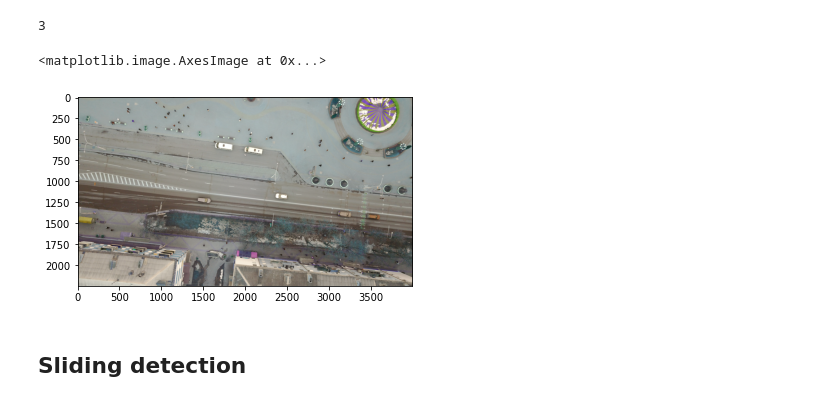
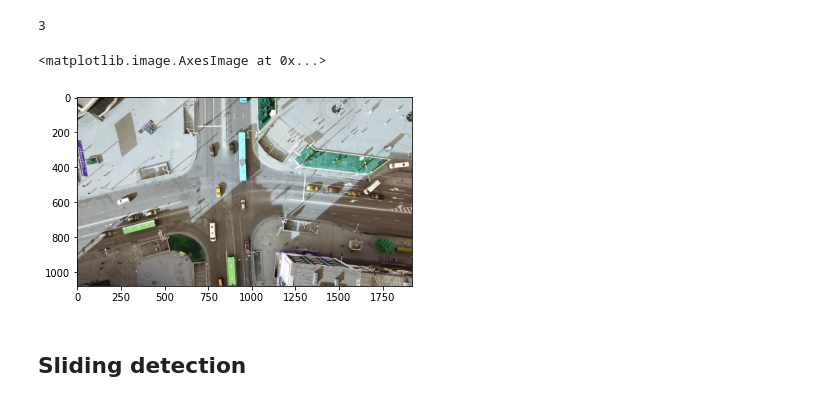
Before and after one commit to kornelro/aerial-images-cars-detection, a Jupyter notebook: notebooks/kr/2.3-kr-fixed-size-trainig.ipynb, the cells around one changed output. Cells and saved outputs as stored; diff of their text form; code cells hidden in the pictures.

```diff
--- a/notebooks/kr/2.3-kr-fixed-size-trainig.ipynb
+++ b/notebooks/kr/2.3-kr-fixed-size-trainig.ipynb
@@ -19,10 +19,10 @@ from src.features.descriptors import HOGDescriptor, LBPDescriptor
 from src.models.detectors import SliderDetector
 from src.data.sliders import SlidingWindow
 # %%
-BND_BOX_SIZE = (256, 256)
+BND_BOX_SIZE = (128, 128)
 SLIDER_STEP_SIZE = 32
-DATASET_PATH = '../../data/interim/aerial-cars-dataset2/'
-VAL_DATASET_PATH = '../../data/interim/aerial-cars-dataset2/val/'
+DATASET_PATH = '../../data/raw/aerial-cars-dataset/'
+VAL_DATASET_PATH = '../../data/raw/aerial-cars-dataset/val/'
 WORKERS = 7
 # %%
 dataset_loader = AerialCarsDatasetLoader(
@@ -106,10 +106,10 @@ len(images)
 # %% [output]
 3
 # %%
-plt.imshow(images[0].image)
+plt.imshow(images[1].image)
 # %% [output]
 <matplotlib.image.AxesImage at 0x...>
-[figure, old version]
+[figure, new version]
 # %% [markdown]
 ## Sliding detection
 # %%
```
Also changed, not shown: parts of 5 cells of this notebook, 6 other files.
